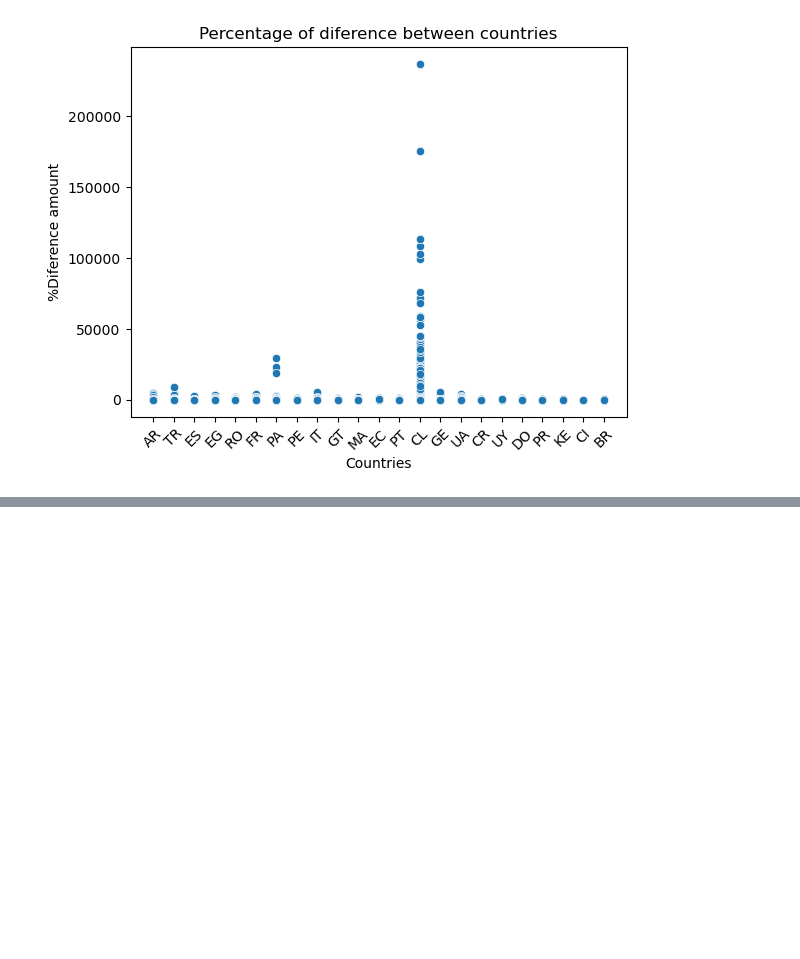
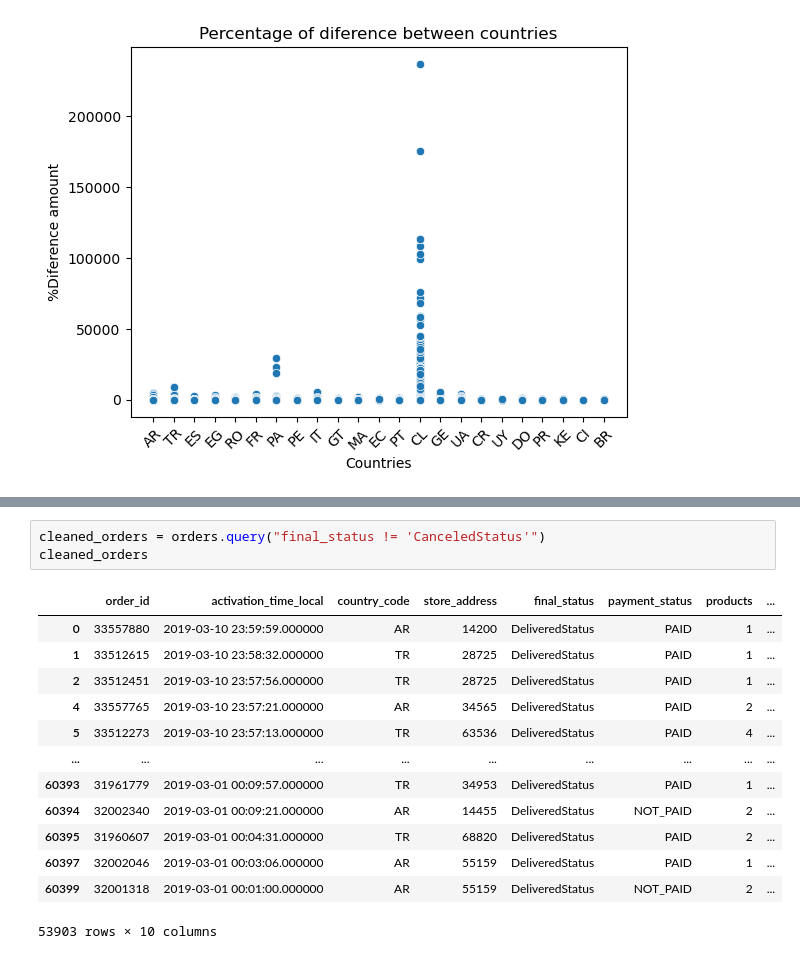
Before and after one commit to UriCVV/products-analytics-delivery-app, a Jupyter notebook: src/data-exploration.ipynb, the cells around one changed output, grey strips where cells are left out. Drawn from its saved outputs; the diff is of its cells as text; blank space fills up the shorter version.

```diff
--- a/src/data-exploration.ipynb
+++ b/src/data-exploration.ipynb
@@ -237,3 +216,20 @@ merged_by_country
 | 6 | FR | 607 | 1402 |
 | 7 | RO | 474 | 1006 |
 | 8 | EC | 431 | 1611 |
+# %%
+cleaned_orders = orders.query("final_status != 'CanceledStatus'")
+cleaned_orders
+# %% [output]
+|  | order_id | activation_time_local | country_code | store_address | final_status | payment_status | products | ... |
+| 0 | 33557880 | 2019-03-10 23:59:59.000000 | AR | 14200 | DeliveredStatus | PAID | 1 | ... |
+| 1 | 33512615 | 2019-03-10 23:58:32.000000 | TR | 28725 | DeliveredStatus | PAID | 1 | ... |
+| 2 | 33512451 | 2019-03-10 23:57:56.000000 | TR | 28725 | DeliveredStatus | PAID | 1 | ... |
+| 4 | 33557765 | 2019-03-10 23:57:21.000000 | AR | 34565 | DeliveredStatus | PAID | 2 | ... |
+| 5 | 33512273 | 2019-03-10 23:57:13.000000 | TR | 63536 | DeliveredStatus | PAID | 4 | ... |
+| ... | ... | ... | ... | ... | ... | ... | ... | ... |
+| 60393 | 31961779 | 2019-03-01 00:09:57.000000 | TR | 34953 | DeliveredStatus | PAID | 1 | ... |
+| 60394 | 32002340 | 2019-03-01 00:09:21.000000 | AR | 14455 | DeliveredStatus | NOT_PAID | 2 | ... |
+| 60395 | 31960607 | 2019-03-01 00:04:31.000000 | TR | 68820 | DeliveredStatus | PAID | 2 | ... |
+| 60397 | 32002046 | 2019-03-01 00:03:06.000000 | AR | 55159 | DeliveredStatus | PAID | 1 | ... |
+| 60399 | 32001318 | 2019-03-01 00:01:00.000000 | AR | 55159 | DeliveredStatus | NOT_PAID | 2 | ... |
+53903 rows × 10 columns
```
Also changed, not shown: parts of 15 cells of this notebook, 1 other file.
